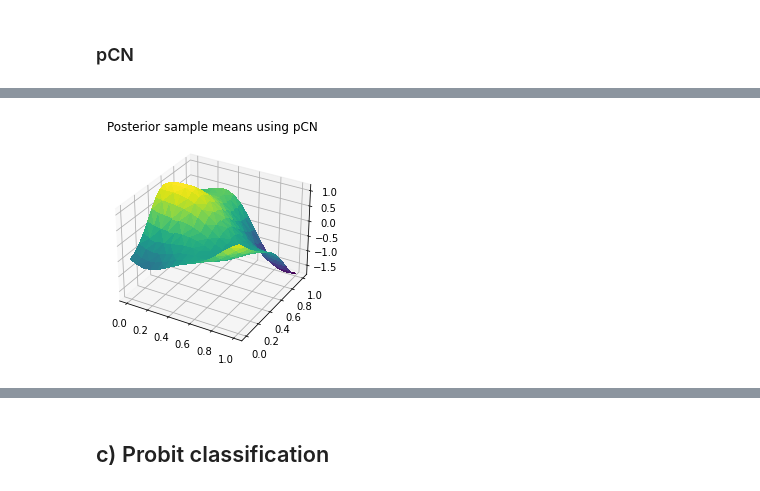
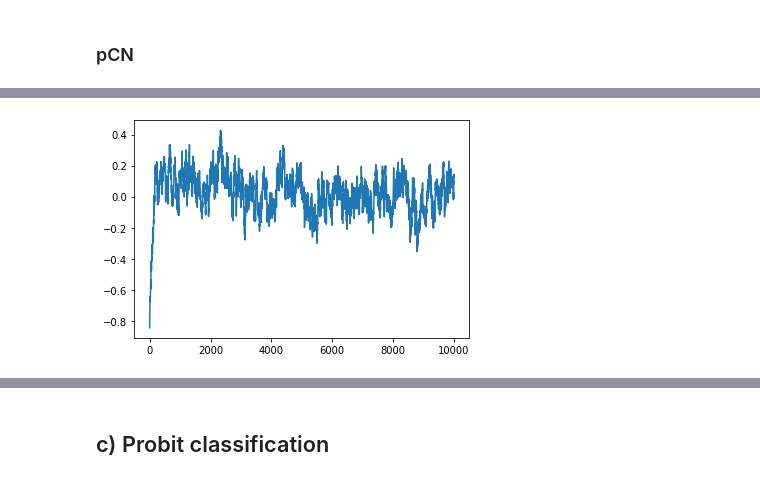
Before and after one commit to LozzaTray/4M24, a Jupyter notebook: code/simulation.ipynb, the cells around one changed output, grey strips where cells are left out. Saved outputs shown, nothing was run; the diff lists cells and outputs as text; code cells hidden in the pictures.

```diff
--- a/code/simulation.ipynb
+++ b/code/simulation.ipynb
@@ -82,5 +89,5 @@ print("\n acceptance ratio: {}".format(pcn_accept))
-# %%
-u_estimate = np.mean(pcn_X, axis=0)
-plot_3D(u_estimate, x, y, title="Posterior sample means using pCN")
-# %% [output]
-[figure, removed]
+# %%
+plt.plot(np.mean(pcn_X, axis=1))
+plt.show()
+# %% [output]
+[figure, added]
```
Also changed, not shown: parts of 11 cells of this notebook, 9 other files.
